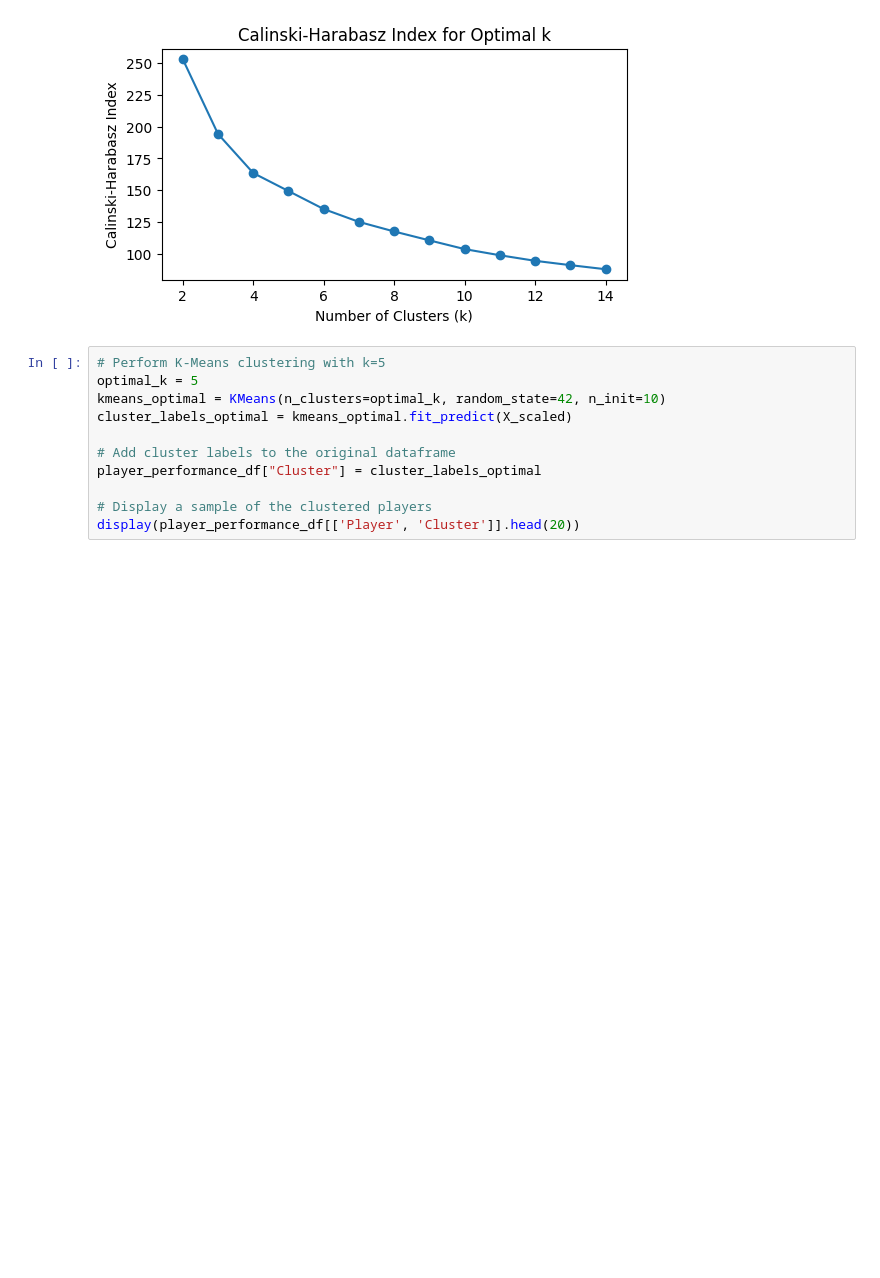
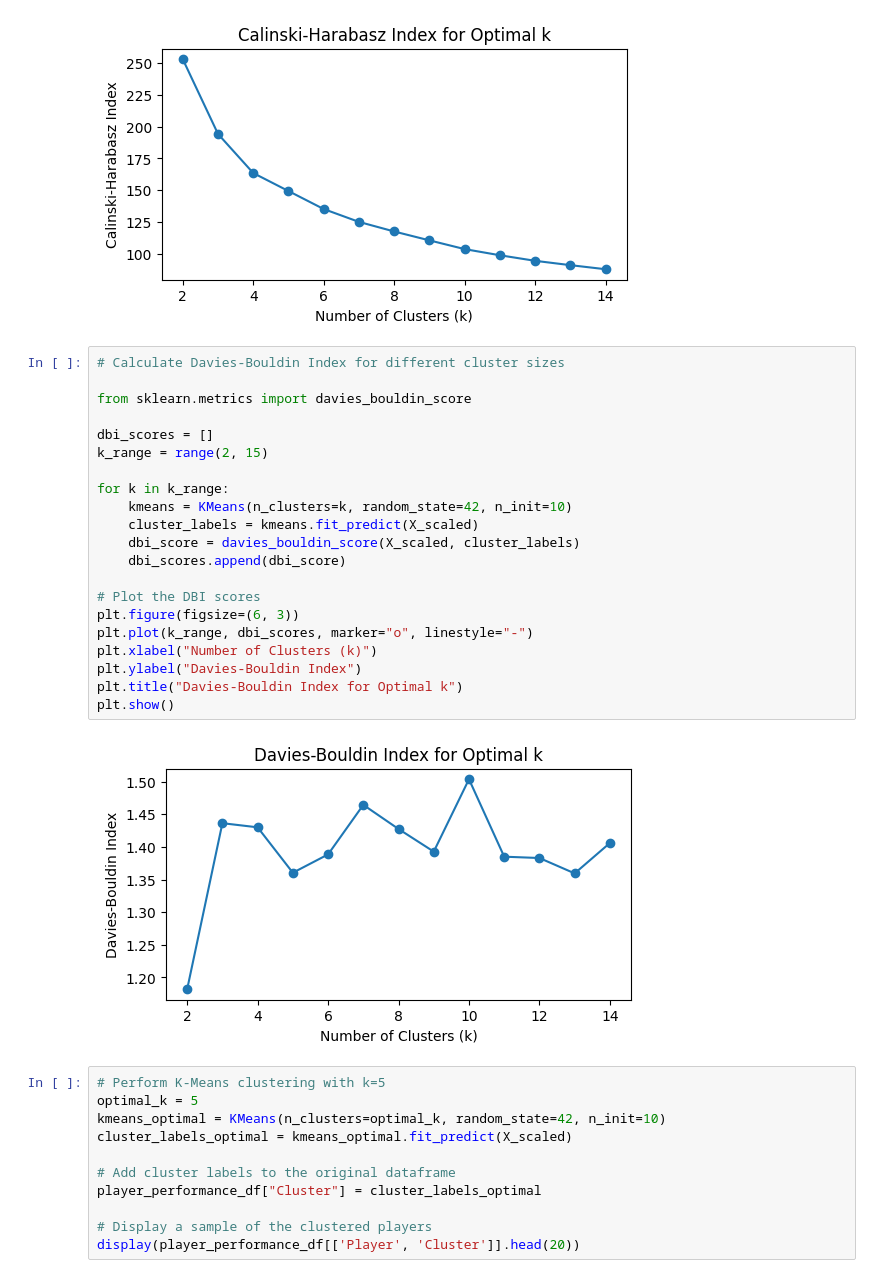
Before and after one commit to Makster04/Phase_4_Project, a Jupyter notebook: Project.ipynb, the cells around one changed output. Drawn from its saved outputs; the diff is of its cells as text; blank space fills up the shorter version.

```diff
--- a/Project.ipynb
+++ b/Project.ipynb
@@ -387,6 +387,29 @@ plt.title("Calinski-Harabasz Index for Optimal k")
 plt.show()
 # %% [output]
 [figure]
+# %%
+# Calculate Davies-Bouldin Index for different cluster sizes
+
+from sklearn.metrics import davies_bouldin_score
+
+dbi_scores = []
+k_range = range(2, 15)
+
+for k in k_range:
+    kmeans = KMeans(n_clusters=k, random_state=42, n_init=10)
+    cluster_labels = kmeans.fit_predict(X_scaled)
+    dbi_score = davies_bouldin_score(X_scaled, cluster_labels)
+    dbi_scores.append(dbi_score)
+
+# Plot the DBI scores
+plt.figure(figsize=(6, 3))
+plt.plot(k_range, dbi_scores, marker="o", linestyle="-")
+plt.xlabel("Number of Clusters (k)")
+plt.ylabel("Davies-Bouldin Index")
+plt.title("Davies-Bouldin Index for Optimal k")
+plt.show()
+# %% [output]
+[figure, added]
 # %%
 # Perform K-Means clustering with k=5
 optimal_k = 5
```
Also changed, not shown: 1 other file.
